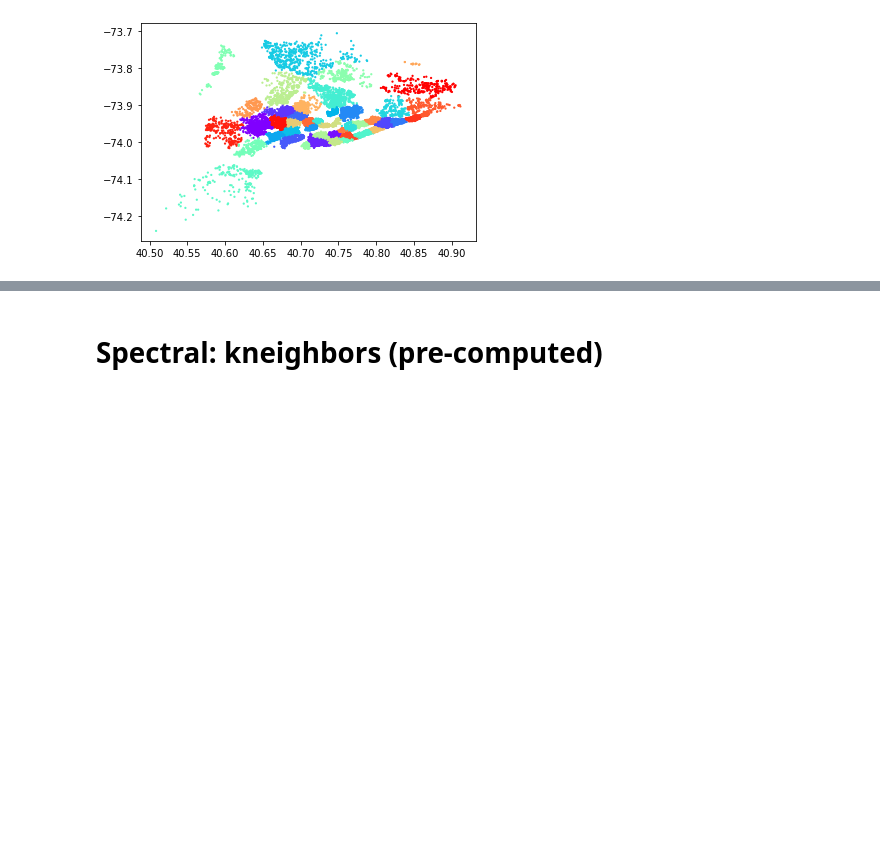
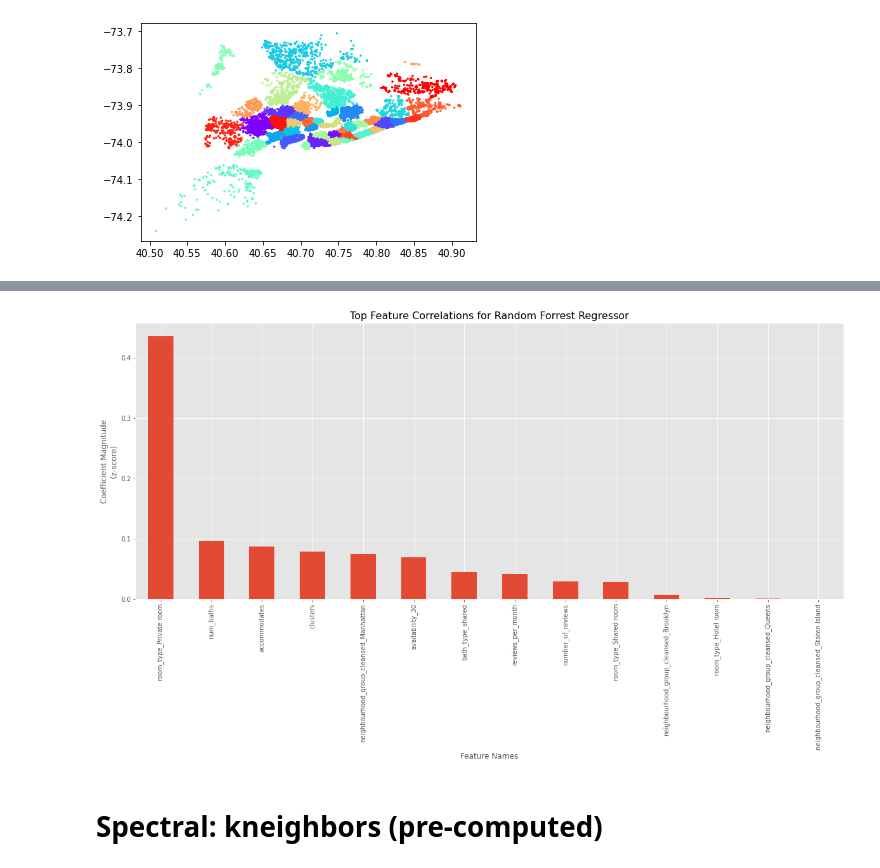
Before and after one commit to rickfontenot/airbnb, a Jupyter notebook: Lab3/Working/lab3_dj.ipynb, the cells around one changed output, grey strips where cells are left out. Drawn from its saved outputs; the diff is of its cells as text; code cells hidden in the pictures; blank space fills up the shorter version.

```diff
--- a/Lab3/Working/lab3_dj.ipynb
+++ b/Lab3/Working/lab3_dj.ipynb
@@ -372,0 +417,15 @@ plt.show()
+# %%
+#Best model is RandomForestRegressor(min_samples_leaf=10, min_samples_split=5, n_estimators=500)
+
+from sklearn.ensemble import RandomForestRegressor
+
+#Create dataframe to collect regression models stat
+regModel_stat = pd.DataFrame()
+
+
+rfRandomEstimator = RandomForestRegressor(min_samples_leaf=10, min_samples_split=5, n_estimators=500, n_jobs=8, random_state=0)
+rfRandomEstimator.fit(X_price_std, Y_price_log)
+
+#Evaluate the regression estimator above using our pre-defined cross validation and scoring metrics.
+rf, rfMae = EvaluateRegressionEstimator('Random Forest Regressor', rfRandomEstimator, X_price_std, Y_price_log, X_price_valid_std, Y_price_log_valid, cv_price)
+regModel_stat = regModel_stat.append(rf)
@@ -373,3 +453,29 @@ plt.show()
+# %%
+#Load the model's coefficient weights and feature names into a dataframe sorted by weights
+randomForrestReg_weights = rfRandomEstimator.feature_importances_.ravel()
+randomForrestReg_feature_names = X_price_valid.columns.values
+randomForrestReg_ft_imp_df = pd.DataFrame({'feature_names':randomForrestReg_feature_names, 'weights':randomForrestReg_weights, 'absolute_weights': np.abs(randomForrestReg_weights)})
+randomForrestReg_ft_imp_df.sort_values(by='absolute_weights', inplace=True, ascending=False)
+# %%
+# Examine categorical variables of interest
+import matplotlib.pyplot as plt
+%matplotlib inline
+
+#Plot the model's feature importances
+# REFERENCE:  Eric Larson, https://github.com/eclarson/DataMiningNotebooks
+plt.style.use('ggplot')
+
+randomForrestReg_wt_plt_df = randomForrestReg_ft_imp_df.head(75)
+
+randomForrestReg_weights = pd.Series(randomForrestReg_wt_plt_df['weights'].values,index=randomForrestReg_wt_plt_df['feature_names'])
+ax = randomForrestReg_weights.plot(kind='bar', figsize=(20,8))
+
+ax.set_title("Top Feature Correlations for Random Forrest Regressor", fontsize=16)
+ax.set_ylabel("Coefficient Magnitude\n(z-score)")
+ax.set_xlabel("Feature Names")
+plt.show()
+# %% [output]
+[figure, added]
 # %% [markdown]
 # Spectral: kneighbors (pre-computed)
 # %%
```
Also changed, not shown: parts of 11 cells of this notebook.
